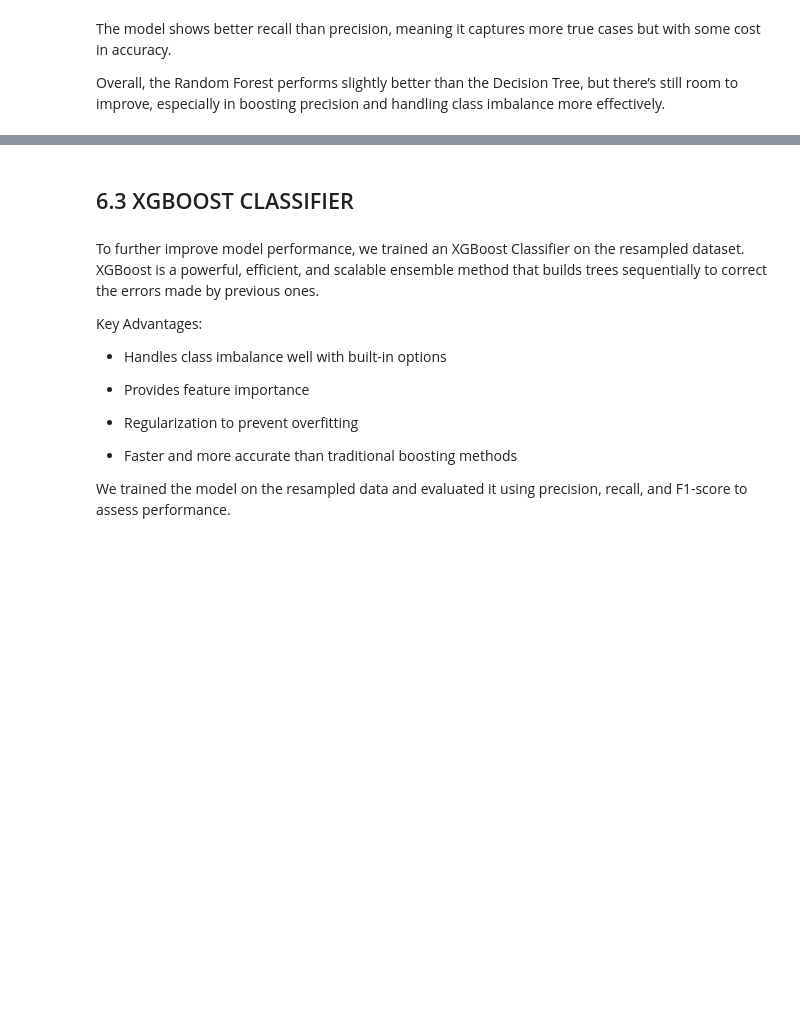
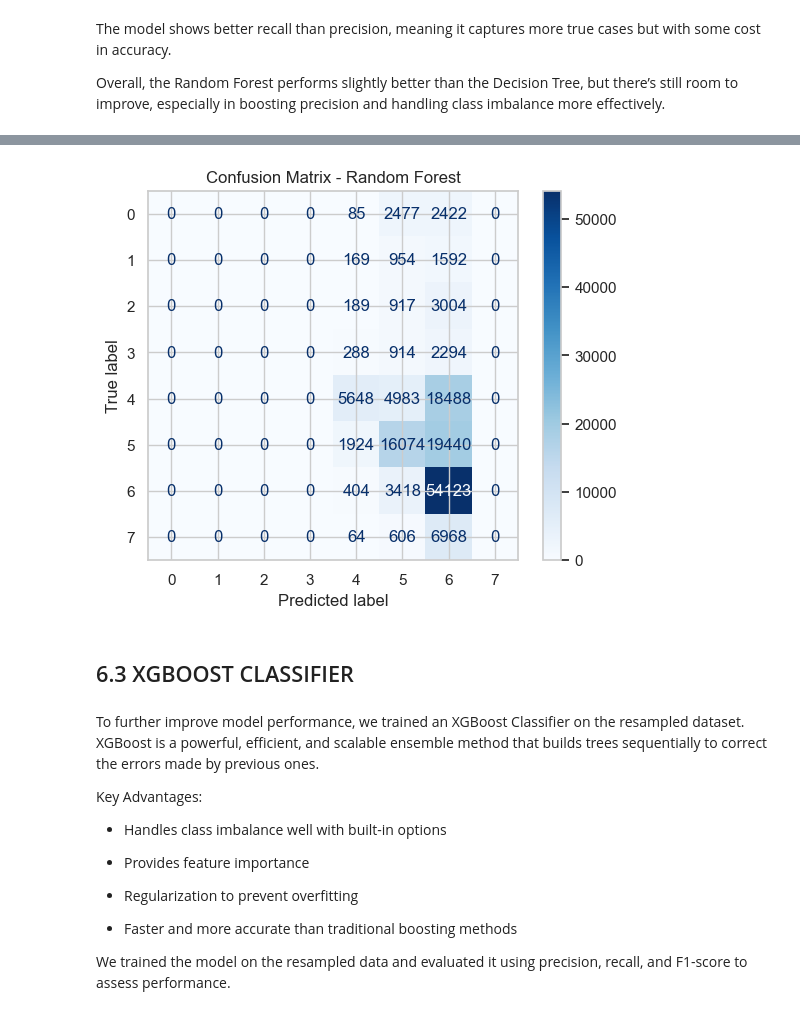
Before and after one commit to felix-musau/phase_4_group_7, a Jupyter notebook: index2.ipynb, the cells around one changed output, grey strips where cells are left out. Saved outputs shown, nothing was run; the diff lists cells and outputs as text; code cells hidden in the pictures; blank space fills up the shorter version.

```diff
--- a/index2.ipynb
+++ b/index2.ipynb
@@ -1142,3 +1155,11 @@ plt.show()
+# %%
+# plotin the confusion matrix for random forest model
+ConfusionMatrixDisplay.from_estimator(rf_clf, X_resampled_test, y_resampled_test,
+                                      cmap='Blues', display_labels=rf_clf.classes_)
+plt.title("Confusion Matrix - Random Forest")
+plt.show()
+# %% [output]
+[figure, added]
 # %% [markdown]
 ## 6.3 XGBOOST CLASSIFIER
 # %% [markdown]
```
Also changed, not shown: parts of 29 cells of this notebook.
